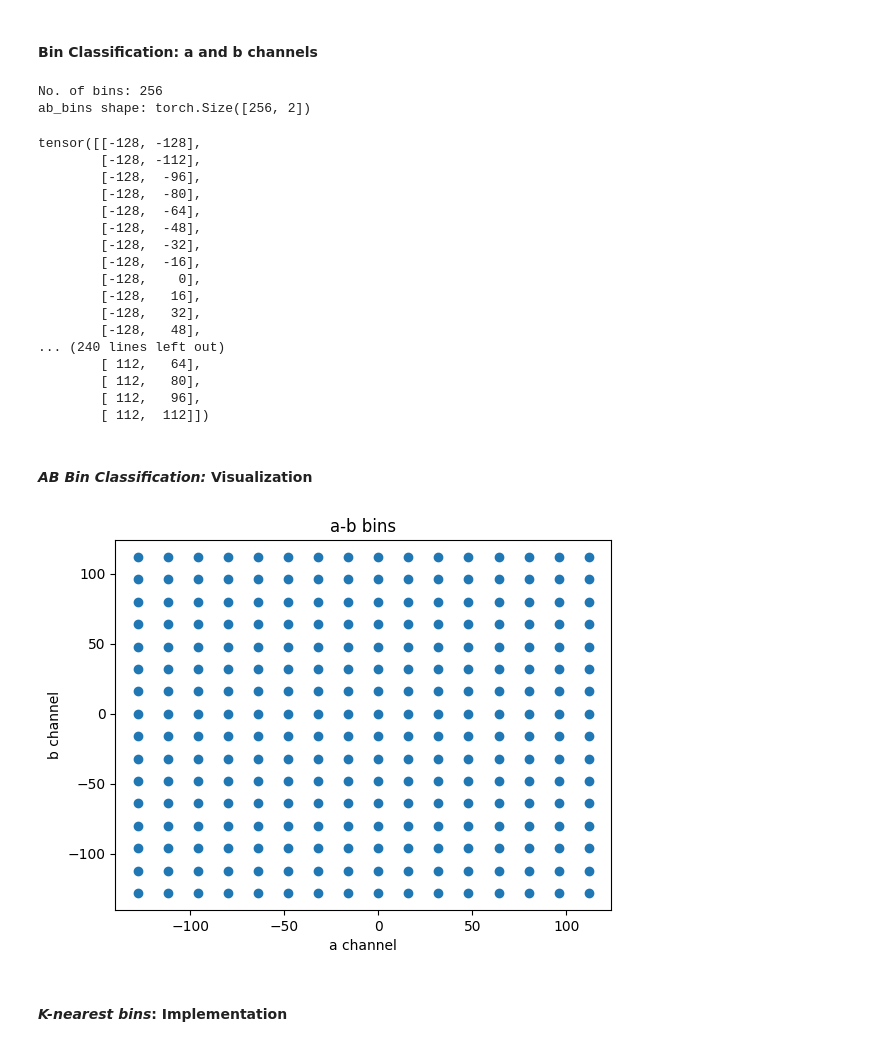
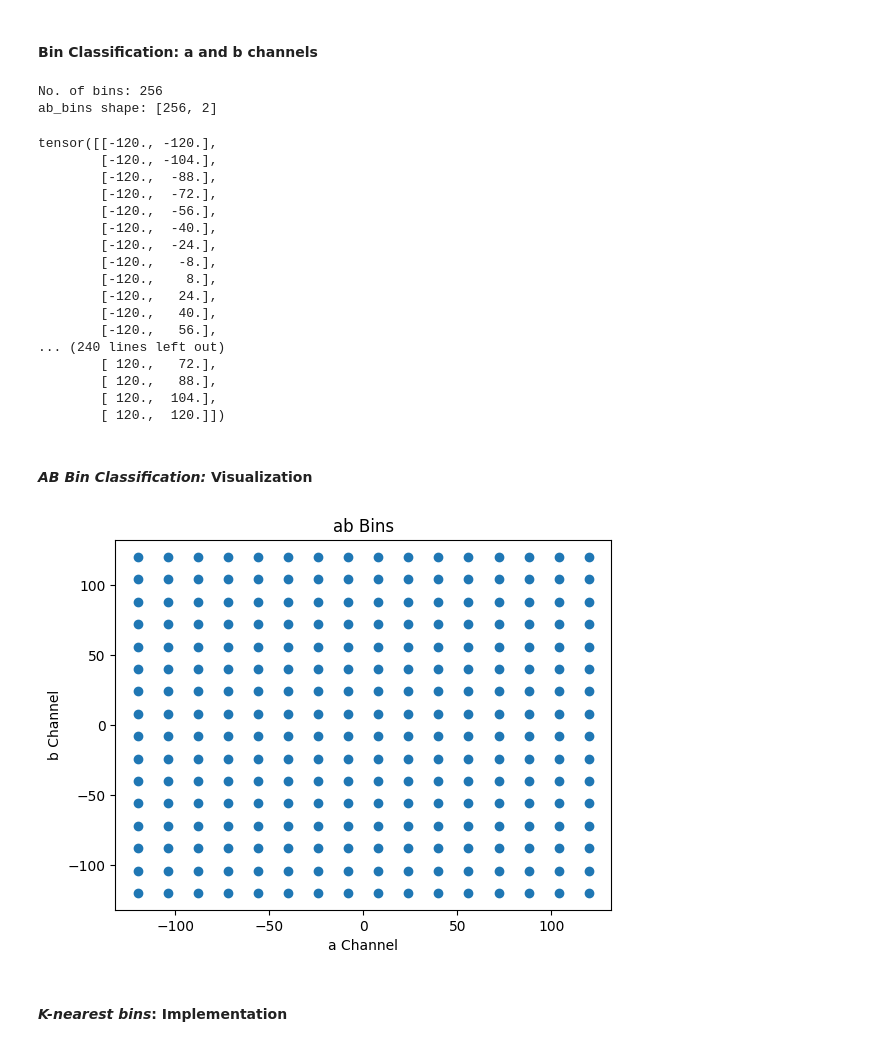
Before and after one commit to kanavgoyal898/chromaVive, a Jupyter notebook: test.ipynb, the cells around one changed output. Cells and saved outputs as stored; diff of their text form; code cells hidden in the pictures.

```diff
--- a/test.ipynb
+++ b/test.ipynb
@@ -113,48 +116,48 @@ import matplotlib.pyplot as plt
 #### Bin Classification: a and b channels
 # %%
 def create_ab_bins(grid_size=16):
-    a_range = torch.arange(-128, 128, grid_size)
-    b_range = torch.arange(-128, 128, grid_size)
+    a_range = torch.arange(-128 + grid_size // 2, 128, grid_size, dtype=torch.float32)
+    b_range = torch.arange(-128 + grid_size // 2, 128, grid_size, dtype=torch.float32)
     ab_bins = torch.tensor([[a, b] for a in a_range for b in b_range])
 
     return ab_bins
 # %%
 ab_bins = create_ab_bins(grid_size)
 print(f'No. of bins: {ab_bins.shape[0]}')
-print(f'ab_bins shape: {ab_bins.shape}')
+print(f'ab_bins shape: {[ab_bins.shape[i] for i in range(len(ab_bins.shape))]}')
 # %% [output]
 No. of bins: 256
-ab_bins shape: torch.Size([256, 2])
+ab_bins shape: [256, 2]
 # %%
 ab_bins
 # %% [output]
-tensor([[-128, -128],
-        [-128, -112],
-        [-128,  -96],
-        [-128,  -80],
-        [-128,  -64],
-        [-128,  -48],
-        [-128,  -32],
-        [-128,  -16],
-        [-128,    0],
-        [-128,   16],
-        [-128,   32],
-        [-128,   48],
+tensor([[-120., -120.],
+        [-120., -104.],
+        [-120.,  -88.],
+        [-120.,  -72.],
+        [-120.,  -56.],
+        [-120.,  -40.],
+        [-120.,  -24.],
+        [-120.,   -8.],
+        [-120.,    8.],
+        [-120.,   24.],
+        [-120.,   40.],
+        [-120.,   56.],
 ... (240 lines left out)
-        [ 112,   64],
-        [ 112,   80],
-        [ 112,   96],
-        [ 112,  112]])
+        [ 120.,   72.],
+        [ 120.,   88.],
+        [ 120.,  104.],
+        [ 120.,  120.]])
 # %% [markdown]
 #### *AB Bin Classification:* Visualization
 # %%
 plt.plot(ab_bins[:, 0], ab_bins[:, 1], 'o')
-plt.xlabel('a channel')
-plt.ylabel('b channel')
-plt.title('a-b bins')
+plt.xlabel('a Channel')
+plt.ylabel('b Channel')
+plt.title('ab Bins')
 plt.show();
 # %% [output]
-[figure, old version]
+[figure, new version]
 # %% [markdown]
 #### *K-nearest bins*: Implementation
 # %%
```
Also changed, not shown: parts of 23 cells of this notebook.
